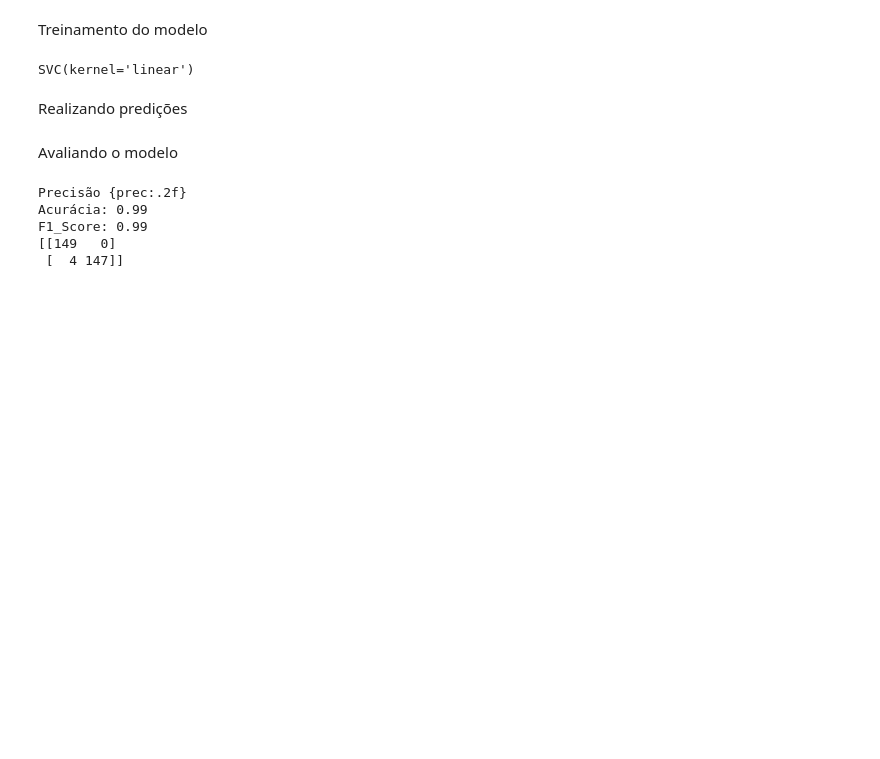
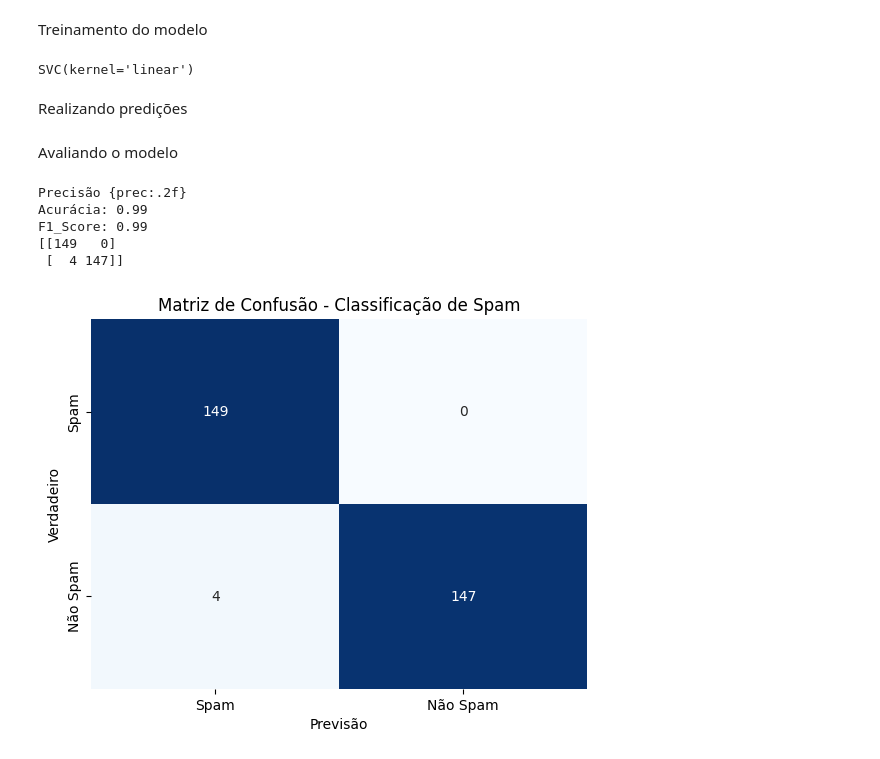
Before and after one commit to kaualayon/codigo_IABD2024, a Jupyter notebook: Aula07/codigo2.ipynb, the cells around one changed output. Drawn from its saved outputs; the diff is of its cells as text; code cells hidden in the pictures; blank space fills up the shorter version.

```diff
--- a/Aula07/codigo2.ipynb
+++ b/Aula07/codigo2.ipynb
@@ -93,3 +93,14 @@ Acurácia: 0.99
 F1_Score: 0.99
 [[149   0]
  [  4 147]]
+# %%
+import seaborn as sns
+import matplotlib.pyplot as plt
+# cria matriz de confusão de forma visual xticks e yticks são os rótulos da matriz
+sns.heatmap(conf_matrix, annot=True, fmt='d', cmap='Blues', cbar=False, xticklabels=['Spam', 'Não Spam'], yticklabels=['Spam', 'Não Spam'])
+plt.xlabel('Previsão')
+plt.ylabel('Verdadeiro')
+plt.title('Matriz de Confusão - Classificação de Spam')
+plt.show()
+# %% [output]
+[figure, added]
```
Also changed, not shown: parts of 1 cell of this notebook.
